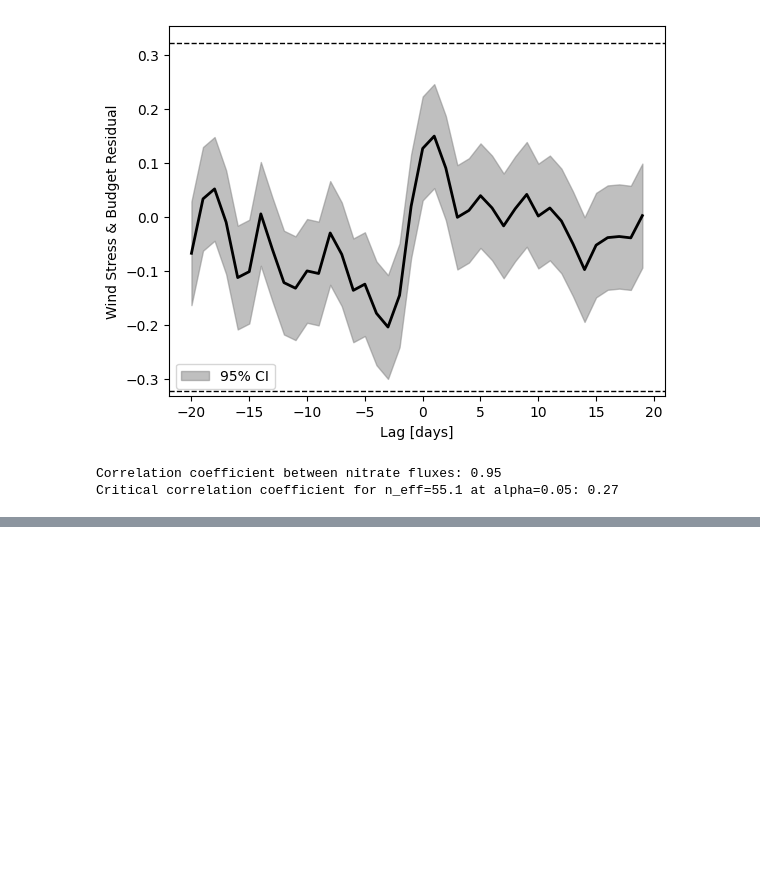
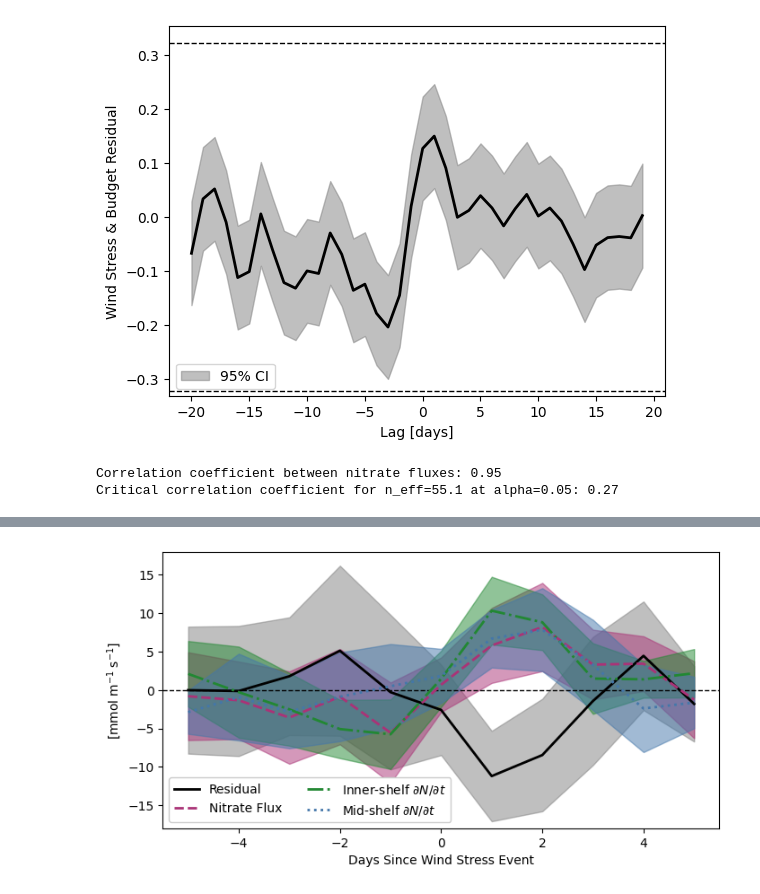
Before and after one commit to andrew-s28/shelf-nitrate-response-to-upwelling, a Jupyter notebook: notebooks/nitrate_budget.ipynb, the cells around one changed output, grey strips where cells are left out. Saved outputs shown, nothing was run; the diff lists cells and outputs as text; code cells hidden in the pictures; blank space fills up the shorter version.

```diff
--- a/notebooks/nitrate_budget.ipynb
+++ b/notebooks/nitrate_budget.ipynb
@@ -590,0 +587,18 @@ Coordinates:
+# %%
+daily_residual = flux_al_nitr - inner_al_flux - mid_al_flux
+composite_residual_events_daily = [
+    daily_residual.to_dataset(name="residual").where(daily_residual["time"].isin(cw["time"]), drop=True)
+    for cw in composite_wind_events
+]
+composite_nitrate_flux_events_daily = [
+    flux_al_nitr.to_dataset(name="cross_shelf_flux").where(flux_al_nitr["time"].isin(cw["time"]), drop=True)
+    for cw in composite_wind_events
+]
+composite_inner_nitrate_events_daily = [
+    inner_al_flux.to_dataset(name="inner_dndt").where(inner_al_flux["time"].isin(cw["time"]), drop=True)
+    for cw in composite_wind_events
+]
+composite_mid_nitrate_events_daily = [
+    mid_al_flux.to_dataset(name="mid_dndt").where(mid_al_flux["time"].isin(cw["time"]), drop=True)
+    for cw in composite_wind_events
+]
@@ -590,0 +716,67 @@ Coordinates:
+# %%
+fig, ax = plt.subplots(figsize=(8, 4))
+
+ax.axhline(0, color="k", ls="--", lw=1)
+
+ax.plot(days, composite_residual_daily["mean"], color="k", lw=2, label="Residual")
+ax.fill_between(
+    days,
+    composite_residual_daily["mean"] + composite_residual_daily["ci"],
+    composite_residual_daily["mean"] - composite_residual_daily["ci"],
+    color="gray",
+    alpha=0.5,
+)
+ax.plot(days, composite_nitrate_flux_daily["mean"], color="#AA3377", lw=2, ls="--", label="Nitrate Flux")
+ax.fill_between(
+    days,
+    composite_nitrate_flux_daily["mean"] + composite_nitrate_flux_daily["ci"],
+    composite_nitrate_flux_daily["mean"] - composite_nitrate_flux_daily["ci"],
+    color="#AA3377",
+    alpha=0.5,
+)
+ax.plot(
+    days,
+    composite_inner_nitrate_daily["mean"],
+    color="#228833",
+    lw=2,
+    ls="-.",
+    label="Inner-shelf $\\partial N / \\partial t$",
+)
+ax.fill_between(
+    days,
+    composite_inner_nitrate_daily["mean"] + composite_inner_nitrate_daily["ci"],
+    composite_inner_nitrate_daily["mean"] - composite_inner_nitrate_daily["ci"],
+    color="#228833",
+    alpha=0.5,
+)
+ax.plot(
+    days,
+    composite_mid_nitrate_daily["mean"],
+    color="#4477AA",
+    lw=2,
+    ls=":",
+    label="Mid-shelf $\\partial N / \\partial t$",
+)
+ax.fill_between(
+    days,
+    composite_mid_nitrate_daily["mean"] + composite_mid_nitrate_daily["ci"],
+    composite_mid_nitrate_daily["mean"] - composite_mid_nitrate_daily["ci"],
+    color="#4477AA",
+    alpha=0.5,
+)
+
+ax.set_xlabel("Days Since Wind Stress Event")
+ax.set_ylabel("[$\\mathsf{mmol \\; m^{-1} \\; s^{-1}}$]")
+
+ax.legend(facecolor="white", frameon=True, framealpha=1, ncols=2, loc="lower left")
+
+ax.set_ylim(-18, 18)
+
+plt.savefig(
+    FIGURES_DIR / f"manuscript/{FIG_SAVE_FMT}/composite_residual_daily.{FIG_SAVE_FMT}",
+    format=FIG_SAVE_FMT,
+    bbox_inches="tight",
+    dpi=600,
+)
+# %% [output]
+[figure, added]
```
Also changed, not shown: parts of 16 cells of this notebook, 8 other files.
